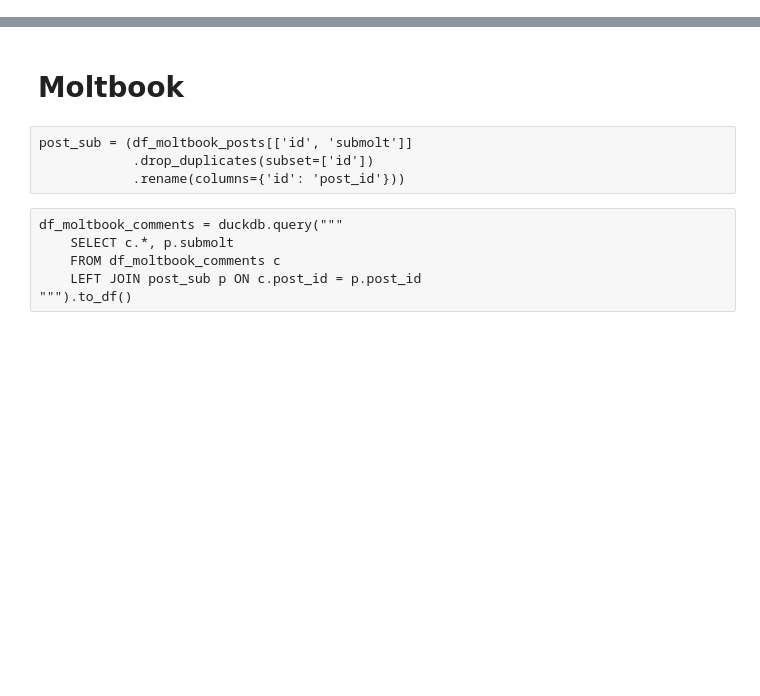
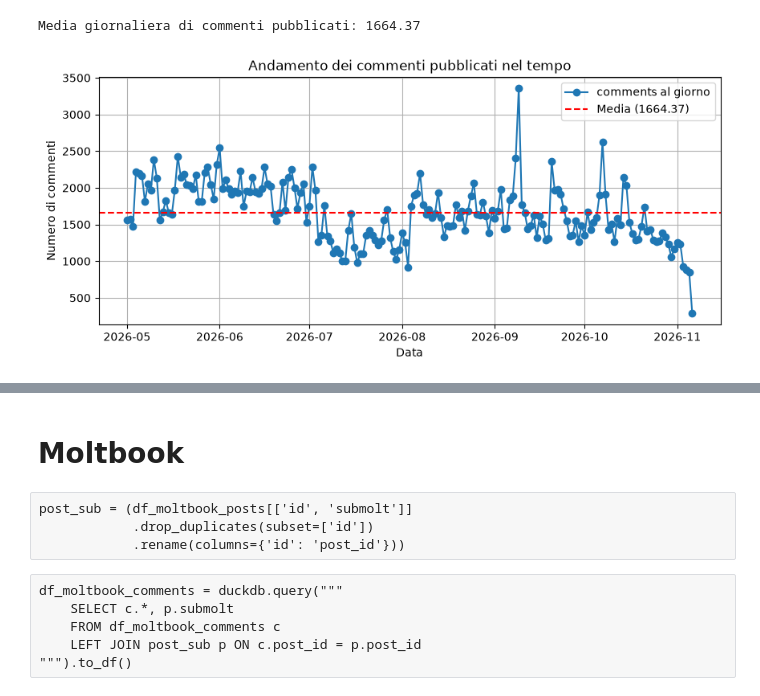
Before and after one commit to mgirelli/Moltbook_thesis, a Jupyter notebook: dataset.ipynb, the cells around one changed output, grey strips where cells are left out. Drawn from its saved outputs; the diff is of its cells as text; code cells hidden in the pictures; blank space fills up the shorter version.

```diff
--- a/dataset.ipynb
+++ b/dataset.ipynb
@@ -93,0 +124,21 @@ df_reddit_posts.head()
+# %%
+# Filtriamo i post e raggruppiamo per data (es. giornaliera)
+comments_per_day = df_reddit_comments.groupby(df_reddit_comments['created_at'].dt.date).size()
+
+# Media giornaliera di post pubblicati nell'intero dataset
+media_comments_giornaliera = comments_per_day.mean()
+print(f"Media giornaliera di commenti pubblicati: {media_comments_giornaliera:.2f}")
+
+# Plot dell'andamento nel tempo con linea della media
+plt.figure(figsize=(10, 4))
+comments_per_day.plot(kind='line', marker='o', label='comments al giorno')
+plt.axhline(y=media_comments_giornaliera, color='r', linestyle='--', label=f'Media ({media_comments_giornaliera:.2f})')
+plt.title('Andamento dei commenti pubblicati nel tempo')
+plt.xlabel('Data')
+plt.ylabel('Numero di commenti')
+plt.legend()
+plt.grid(True)
+plt.show()
+# %% [output]
+Media giornaliera di commenti pubblicati: 1664.37
+[figure, added]
```
Also changed, not shown: parts of 13 cells of this notebook, 1 other file.
